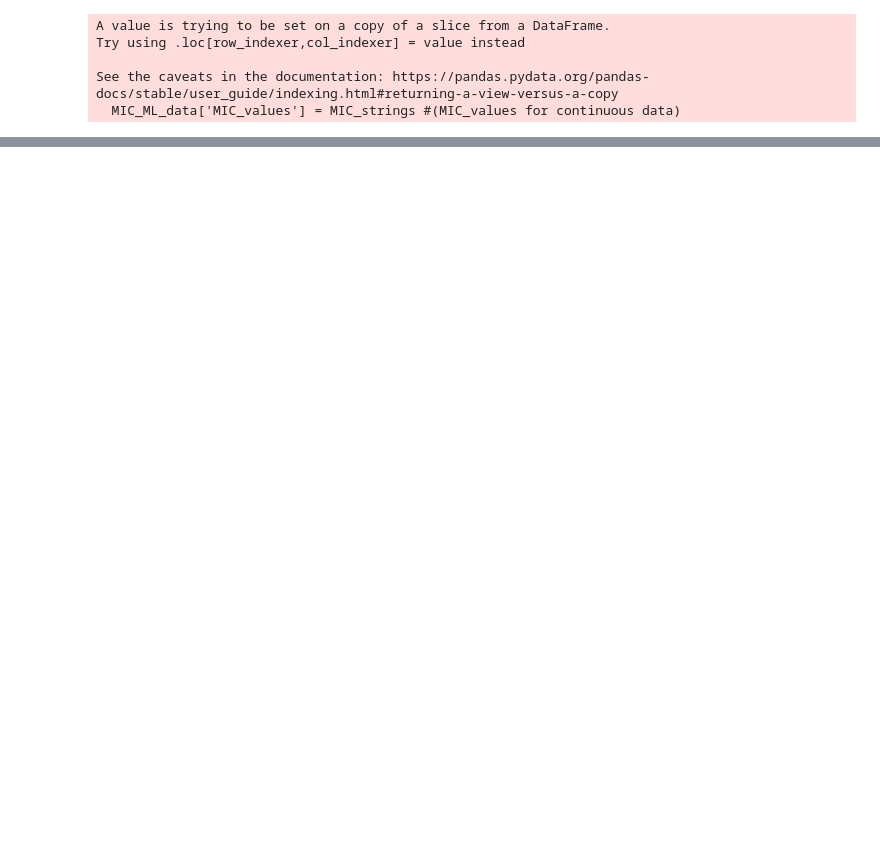
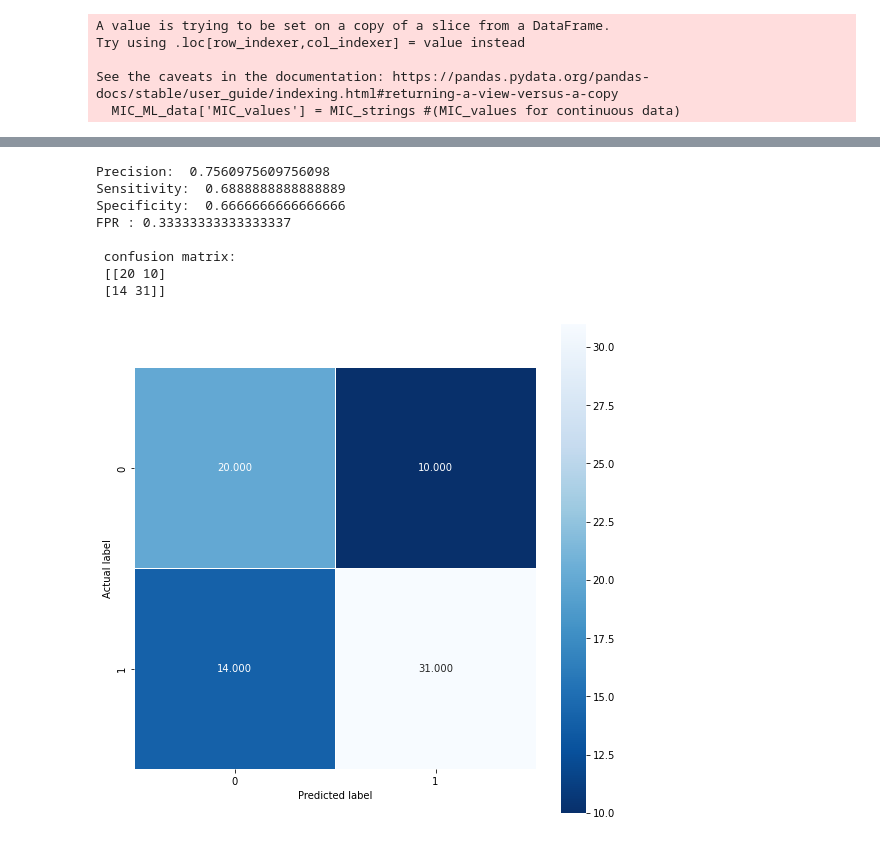
Before and after one commit to fowler-lab/Inh_resistance, a Jupyter notebook: Logreg_notebook.ipynb, the cells around one changed output, grey strips where cells are left out. Saved outputs shown, nothing was run; the diff lists cells and outputs as text; code cells hidden in the pictures; blank space fills up the shorter version.

```diff
--- a/Logreg_notebook.ipynb
+++ b/Logreg_notebook.ipynb
@@ -525,0 +582,14 @@ plt.title(all_sample_title, size = 15);
+# %%
+# will categorise multiclass data into 2 groups
+def MIC_to_binary(data):
+    RS_dict = {1:['0.2','0.4','0.8','1.6','>1.6'],
+           0:['<=0.025','0.05','0.1']}
+    binary_list = []
+    for i in data:
+        for k,v in RS_dict.items():
+            for j in v:
+                if i == j:
+                    binary_list.append(k)
+
+    binary_array = np.array(binary_list)
+    return binary_array
@@ -525,0 +610,36 @@ plt.title(all_sample_title, size = 15);
+# %%
+#convert MIC targets to binary targets and generate confusion matrix
+predict = pipe.predict(X_test)
+confusion = confusion_matrix(MIC_to_binary(y_test), MIC_to_binary(predict))
+
+#calculate precision, senstivity, specificty, FPR, and erros
+Precision = (confusion[1][1])/(confusion[1][1]+confusion[0][1])
+Sensitivity = (confusion[1][1])/(confusion[1][1]+confusion[1][0])
+Specificity = (confusion[0][0])/(confusion[0][0]+confusion[0][1])
+FPR = 1-Specificity
+very_major_error = (confusion[0][1]/y_test[y_test==0].count())*100
+major_error = (confusion[1][0]/y_test[y_test==1].count())*100
+
+
+print ('Precision: ', Precision)
+print ('Sensitivity: ', Sensitivity)
+print ('Specificity: ', Specificity)
+print ('FPR :', FPR)
+#print ('very major error :', very_major_error)
+#print ('major error: ', major_error)
+print ('\n confusion matrix: \n', confusion)
+
+plt.figure(figsize=(9,9))
+sns.heatmap(confusion, annot=True, fmt=".3f", linewidths=.5, square = True, cmap = 'Blues_r');
+plt.ylabel('Actual label');
+plt.xlabel('Predicted label');
+# %% [output]
+Precision:  0.7560975609756098
+Sensitivity:  0.6888888888888889
+Specificity:  0.6666666666666666
+FPR : 0.33333333333333337
+
+ confusion matrix:
+ [[20 10]
+ [14 31]]
+[figure, added]
```
Also changed, not shown: parts of 13 cells of this notebook.
